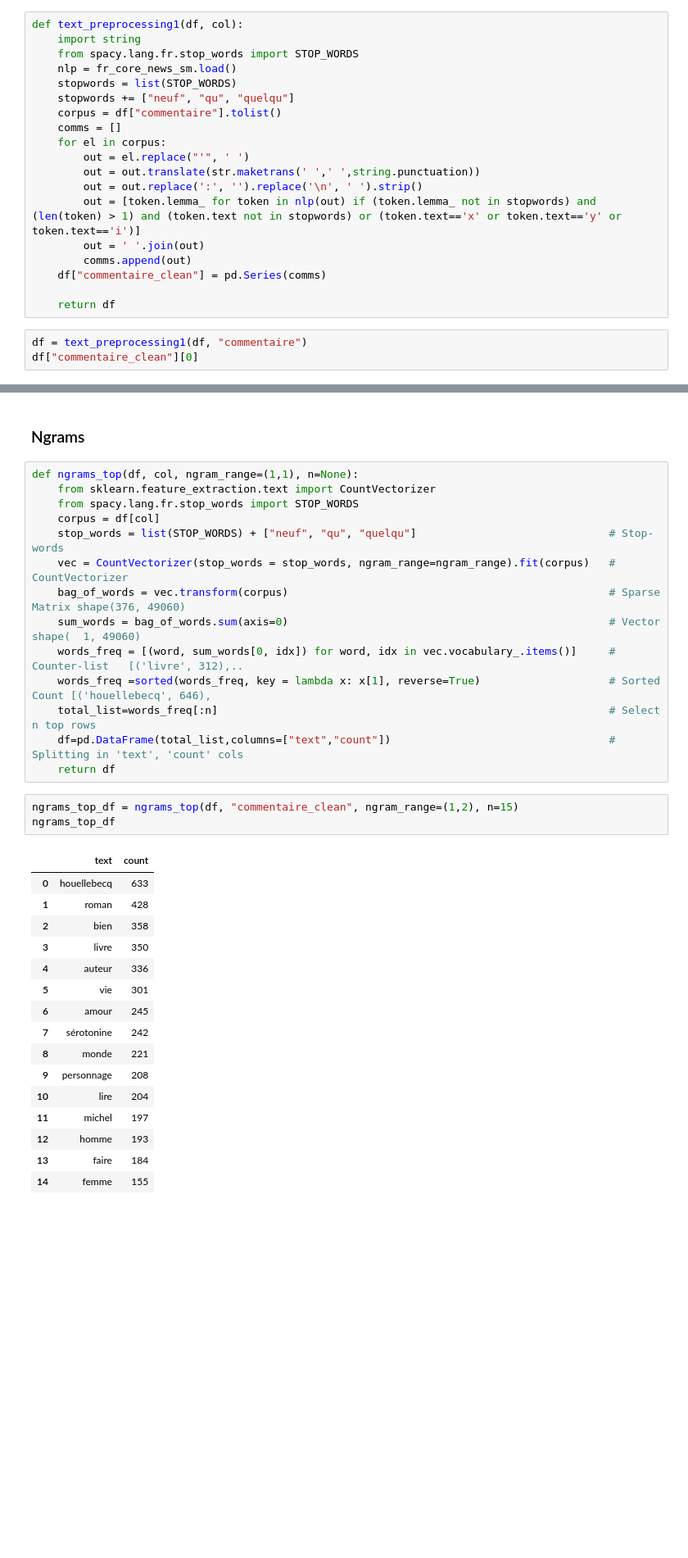
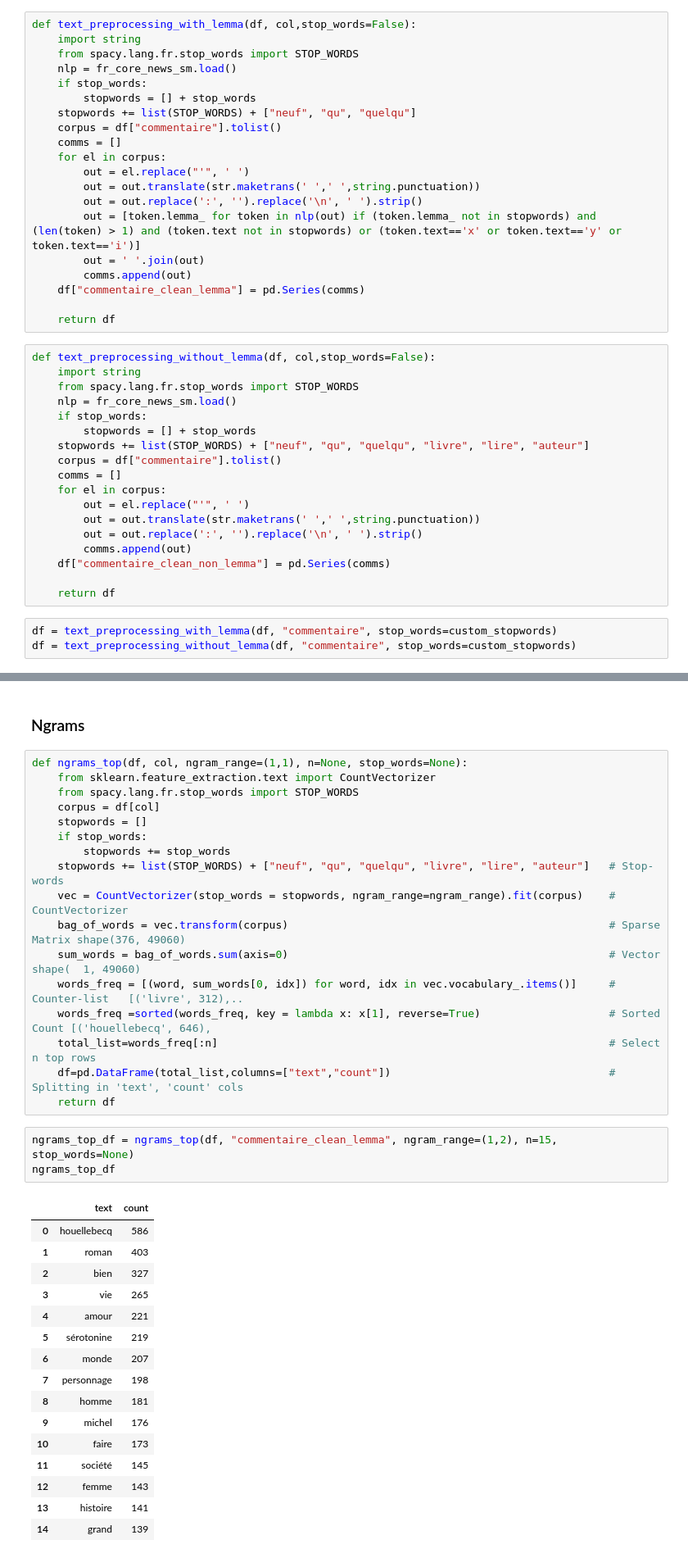
Before and after one commit to edtjulien/Books-recommendations, a Jupyter notebook: analyse/david-processing.ipynb, the cells around one changed output, grey strips where cells are left out. Shown at 82% size. Drawn from its saved outputs; the diff is of its cells as text; blank space fills up the shorter version.

```diff
--- a/analyse/david-processing.ipynb
+++ b/analyse/david-processing.ipynb
@@ -129,10 +225,11 @@ df.head()
 # %%
-def text_preprocessing1(df, col):
+def text_preprocessing_with_lemma(df, col,stop_words=False):
     import string
     from spacy.lang.fr.stop_words import STOP_WORDS
     nlp = fr_core_news_sm.load()
-    stopwords = list(STOP_WORDS)
-    stopwords += ["neuf", "qu", "quelqu"]
+    if stop_words:
+        stopwords = [] + stop_words
+    stopwords += list(STOP_WORDS) + ["neuf", "qu", "quelqu"]
     corpus = df["commentaire"].tolist()
     comms = []
     for el in corpus:
@@ -142,9 +239,27 @@ def text_preprocessing1(df, col):
         out = [token.lemma_ for token in nlp(out) if (token.lemma_ not in stopwords) and (len(token) > 1) and (token.text not in stopwords) or (token.text=='x' or token.text=='y' or token.text=='i')]
         out = ' '.join(out)
         comms.append(out)
-    df["commentaire_clean"] = pd.Series(comms)
+    df["commentaire_clean_lemma"] = pd.Series(comms)
 
     return df
+# %%
+def text_preprocessing_without_lemma(df, col,stop_words=False):
+    import string
+    from spacy.lang.fr.stop_words import STOP_WORDS
+    nlp = fr_core_news_sm.load()
+    if stop_words:
+        stopwords = [] + stop_words
+    stopwords += list(STOP_WORDS) + ["neuf", "qu", "quelqu", "livre", "lire", "auteur"]
+    corpus = df["commentaire"].tolist()
+    comms = []
+    for el in corpus:
+        out = el.replace("'", ' ')
+        out = out.translate(str.maketrans(' ',' ',string.punctuation))
+        out = out.replace(':', '').replace('\n', ' ').strip()
+        comms.append(out)
+    df["commentaire_clean_non_lemma"] = pd.Series(comms)
+
+    return df
 # %%
-df = text_preprocessing1(df, "commentaire")
-df["commentaire_clean"][0]
+df = text_preprocessing_with_lemma(df, "commentaire", stop_words=custom_stopwords)
+df = text_preprocessing_without_lemma(df, "commentaire", stop_words=custom_stopwords)
@@ -178,12 +301,15 @@ df["commentaire_clean"][0]
 # %% [markdown]
 ### Ngrams
 # %%
-def ngrams_top(df, col, ngram_range=(1,1), n=None):
+def ngrams_top(df, col, ngram_range=(1,1), n=None, stop_words=None):
     from sklearn.feature_extraction.text import CountVectorizer
     from spacy.lang.fr.stop_words import STOP_WORDS
     corpus = df[col]
-    stop_words = list(STOP_WORDS) + ["neuf", "qu", "quelqu"]                              # Stop-words
-    vec = CountVectorizer(stop_words = stop_words, ngram_range=ngram_range).fit(corpus)   # CountVectorizer
+    stopwords = []
+    if stop_words:
+        stopwords += stop_words
+    stopwords += list(STOP_WORDS) + ["neuf", "qu", "quelqu", "livre", "lire", "auteur"]   # Stop-words
+    vec = CountVectorizer(stop_words = stopwords, ngram_range=ngram_range).fit(corpus)    # CountVectorizer
     bag_of_words = vec.transform(corpus)                                                  # Sparse Matrix shape(376, 49060)
     sum_words = bag_of_words.sum(axis=0)                                                  # Vector        shape(  1, 49060)
     words_freq = [(word, sum_words[0, idx]) for word, idx in vec.vocabulary_.items()]     # Counter-list   [('livre', 312),..
@@ -192,22 +318,22 @@ def ngrams_top(df, col, ngram_range=(1,1), n=None):
     df=pd.DataFrame(total_list,columns=["text","count"])                                  # Splitting in 'text', 'count' cols
     return df
 # %%
-ngrams_top_df = ngrams_top(df, "commentaire_clean", ngram_range=(1,2), n=15)
+ngrams_top_df = ngrams_top(df, "commentaire_clean_lemma", ngram_range=(1,2), n=15, stop_words=None)
 ngrams_top_df
 # %% [output]
 |  | text | count |
-| 0 | houellebecq | 633 |
-| 1 | roman | 428 |
-| 2 | bien | 358 |
-| 3 | livre | 350 |
-| 4 | auteur | 336 |
-| 5 | vie | 301 |
-| 6 | amour | 245 |
-| 7 | sérotonine | 242 |
-| 8 | monde | 221 |
-| 9 | personnage | 208 |
-| 10 | lire | 204 |
-| 11 | michel | 197 |
-| 12 | homme | 193 |
-| 13 | faire | 184 |
-| 14 | femme | 155 |
+| 0 | houellebecq | 586 |
+| 1 | roman | 403 |
+| 2 | bien | 327 |
+| 3 | vie | 265 |
+| 4 | amour | 221 |
+| 5 | sérotonine | 219 |
+| 6 | monde | 207 |
+| 7 | personnage | 198 |
+| 8 | homme | 181 |
+| 9 | michel | 176 |
+| 10 | faire | 173 |
+| 11 | société | 145 |
+| 12 | femme | 143 |
+| 13 | histoire | 141 |
+| 14 | grand | 139 |
```
Also changed, not shown: parts of 113 cells of this notebook.
